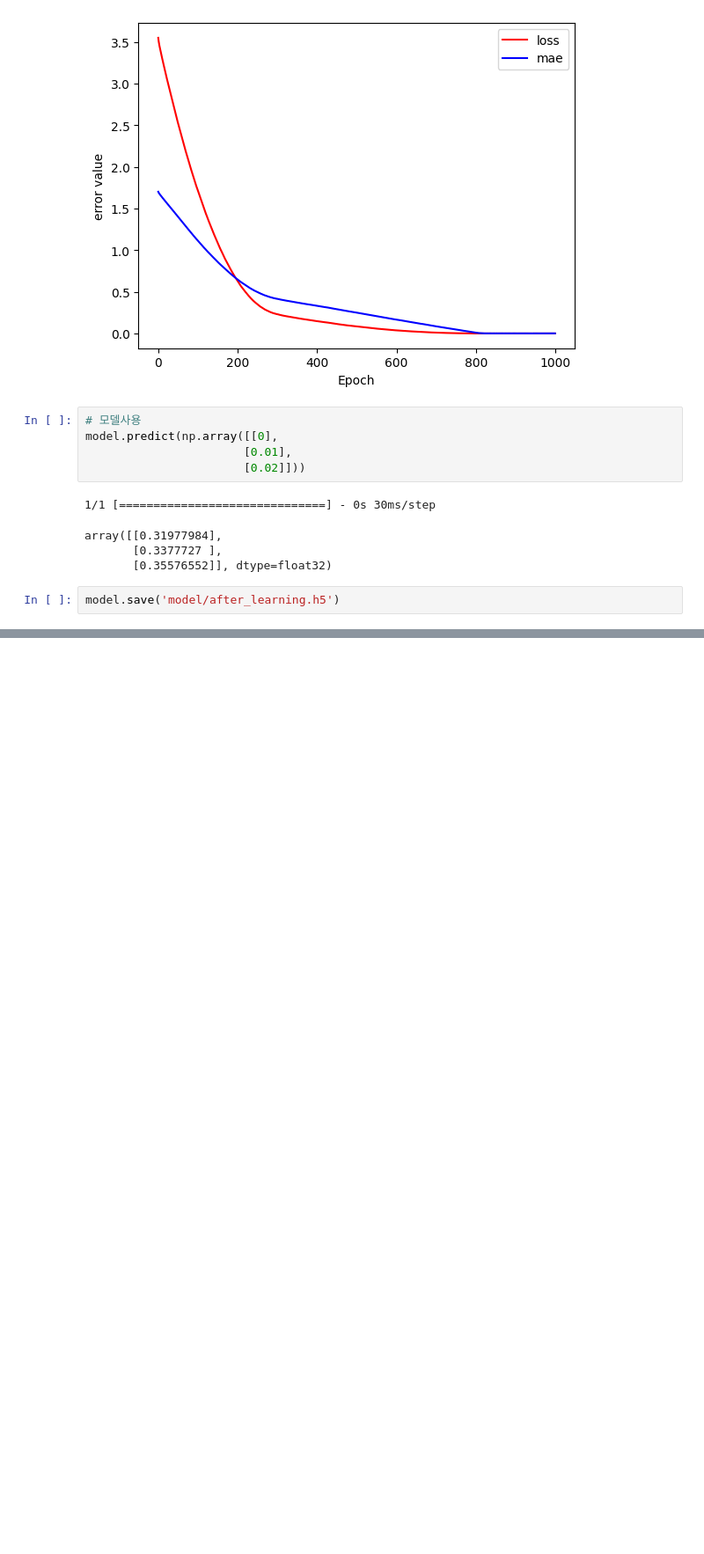
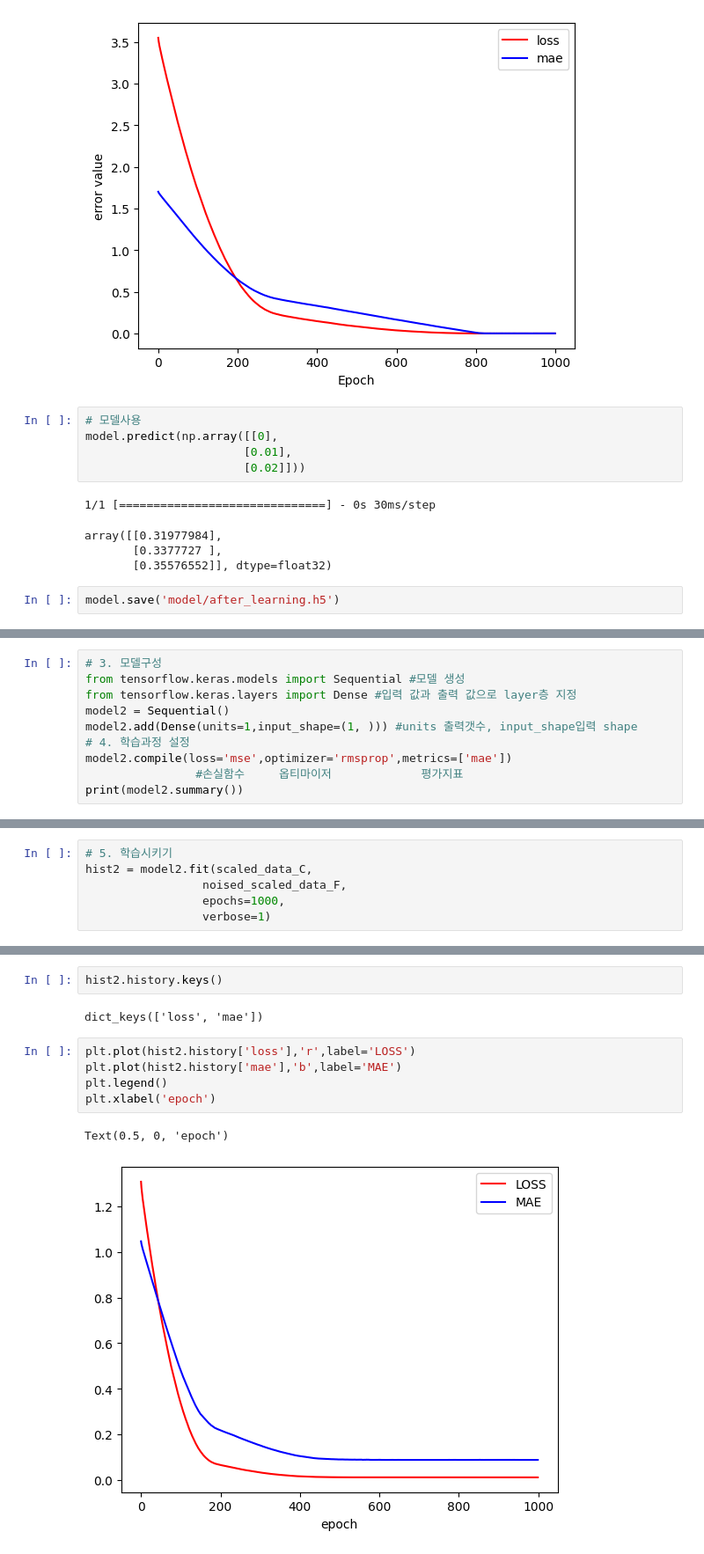
Before and after one commit to zardness/Sang, a Jupyter notebook: source/05_DeepLearning/01_머신러닝 입문 linear Regression.ipynb, the cells around one changed output, grey strips where cells are left out. Shown at 88% size. Cells and saved outputs as stored; diff of their text form; blank space fills up the shorter version.

```diff
--- a/source/05_DeepLearning/01_머신러닝 입문 linear Regression.ipynb
+++ b/source/05_DeepLearning/01_머신러닝 입문 linear Regression.ipynb
@@ -191,0 +248,10 @@ model.save('model/after_learning.h5')
+# %%
+# 3. 모델구성
+from tensorflow.keras.models import Sequential #모델 생성
+from tensorflow.keras.layers import Dense #입력 값과 출력 값으로 layer층 지정
+model2 = Sequential()
+model2.add(Dense(units=1,input_shape=(1, ))) #units 출력갯수, input_shape입력 shape
+# 4. 학습과정 설정
+model2.compile(loss='mse',optimizer='rmsprop',metrics=['mae'])
+                #손실함수     옵티마이저             평가지표
+print(model2.summary())
@@ -191,0 +271,6 @@ model.save('model/after_learning.h5')
+# %%
+# 5. 학습시키기
+hist2 = model2.fit(scaled_data_C,
+                 noised_scaled_data_F,
+                 epochs=1000,
+                 verbose=1)
@@ -191,0 +295,12 @@ model.save('model/after_learning.h5')
+# %%
+hist2.history.keys()
+# %% [output]
+dict_keys(['loss', 'mae'])
+# %%
+plt.plot(hist2.history['loss'],'r',label='LOSS')
+plt.plot(hist2.history['mae'],'b',label='MAE')
+plt.legend()
+plt.xlabel('epoch')
+# %% [output]
+Text(0.5, 0, 'epoch')
+[figure, added]
```
Also changed, not shown: parts of 11 cells of this notebook, 4 other files.
